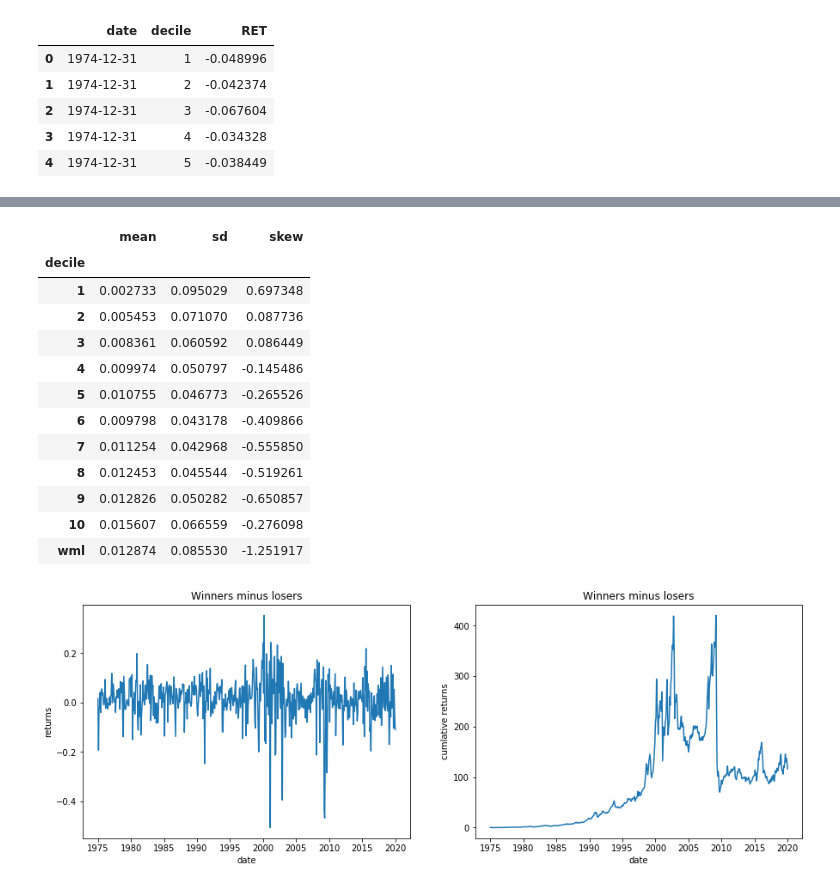
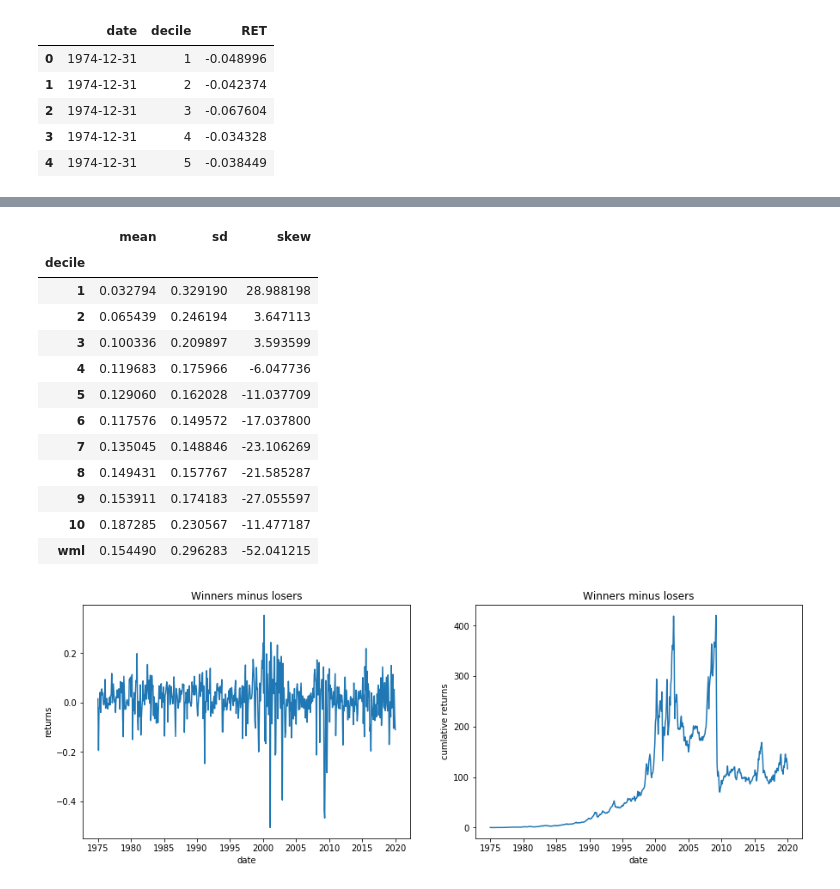
Before and after one commit to charlesrambo/equity_portfolios, a Jupyter notebook: momentum.ipynb, the cells around one changed output, grey strips where cells are left out. Saved outputs shown, nothing was run; the diff lists cells and outputs as text; code cells hidden in the pictures.

```diff
--- a/momentum.ipynb
+++ b/momentum.ipynb
@@ -132,30 +132,30 @@ deciles.head()
 # %%
 stats = pd.DataFrame(index = deciles.columns[1:])
 
 # Take a look at the mean
-stats['mean'] = deciles.mean()
+stats['mean'] = 12 * deciles.mean()
 
 # Take a look at the sd
-stats['sd'] = deciles.std()
+stats['sd'] = np.sqrt(12) * deciles.std()
 
 # Take a look at the skew
-stats['skew'] = deciles.skew()
+stats['skew'] = 12**(3/2) * deciles.skew()
 
 stats
 # %% [output]
 |  | mean | sd | skew |
 | decile |  |  |  |
-| 1 | 0.002733 | 0.095029 | 0.697348 |
-| 2 | 0.005453 | 0.071070 | 0.087736 |
-| 3 | 0.008361 | 0.060592 | 0.086449 |
-| 4 | 0.009974 | 0.050797 | -0.145486 |
-| 5 | 0.010755 | 0.046773 | -0.265526 |
-| 6 | 0.009798 | 0.043178 | -0.409866 |
-| 7 | 0.011254 | 0.042968 | -0.555850 |
-| 8 | 0.012453 | 0.045544 | -0.519261 |
-| 9 | 0.012826 | 0.050282 | -0.650857 |
-| 10 | 0.015607 | 0.066559 | -0.276098 |
-| wml | 0.012874 | 0.085530 | -1.251917 |
+| 1 | 0.032794 | 0.329190 | 28.988198 |
+| 2 | 0.065439 | 0.246194 | 3.647113 |
+| 3 | 0.100336 | 0.209897 | 3.593599 |
+| 4 | 0.119683 | 0.175966 | -6.047736 |
+| 5 | 0.129060 | 0.162028 | -11.037709 |
+| 6 | 0.117576 | 0.149572 | -17.037800 |
+| 7 | 0.135045 | 0.148846 | -23.106269 |
+| 8 | 0.149431 | 0.157767 | -21.585287 |
+| 9 | 0.153911 | 0.174183 | -27.055597 |
+| 10 | 0.187285 | 0.230567 | -11.477187 |
+| wml | 0.154490 | 0.296283 | -52.041215 |
 # %%
 # Plot returns
 fig, (ax1, ax2) = plt.subplots(1, 2, figsize = (15,5))
```
Also changed, not shown: parts of 1 cell of this notebook.
